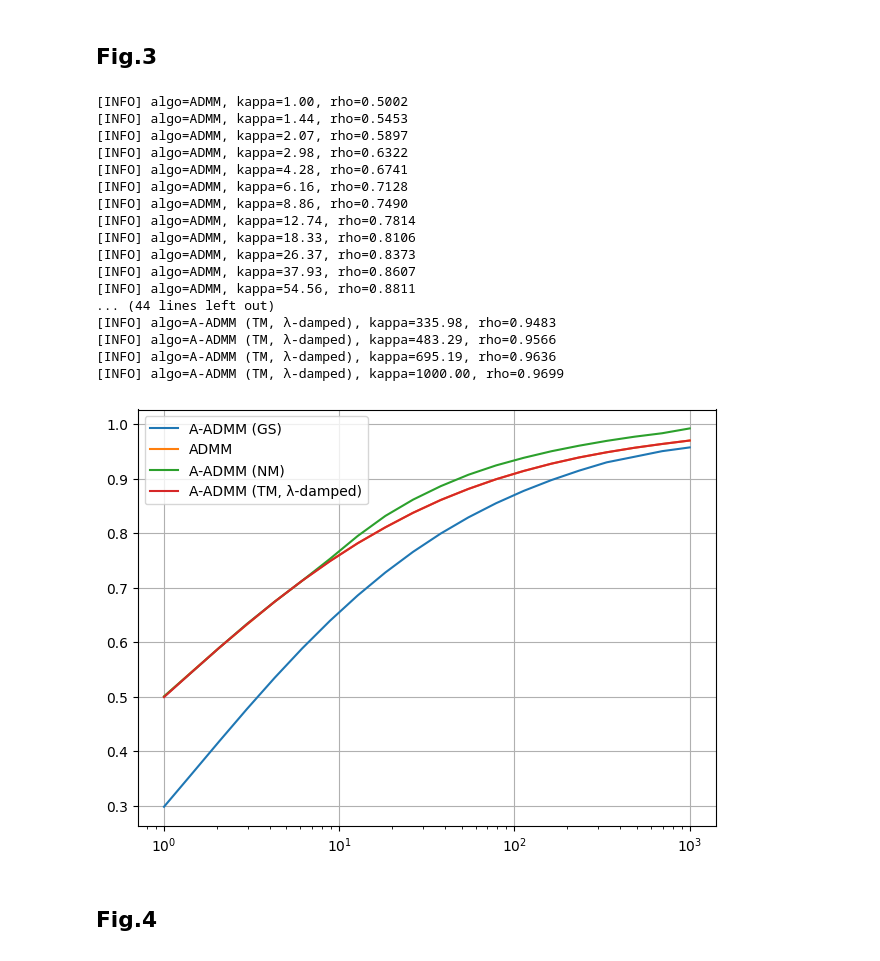
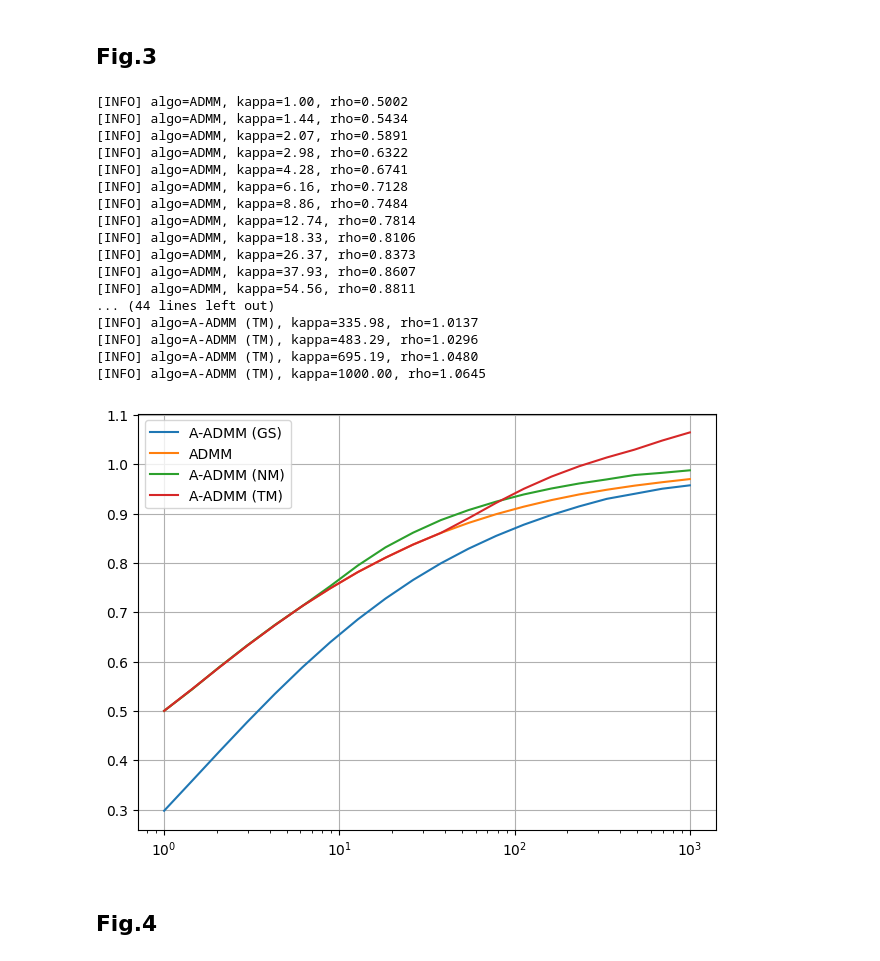
Before and after one commit to Meisam-Tavakoli-97/2025-accelerated-admm, a Jupyter notebook: src/convergence_rates.ipynb, the cells around one changed output. Drawn from its saved outputs; the diff is of its cells as text; code cells hidden in the pictures.

```diff
--- a/src/convergence_rates.ipynb
+++ b/src/convergence_rates.ipynb
@@ -12,7 +12,8 @@ from lib.convergence_analysis import compute_rho_for_acc_admm
 from lib.grid_search import load_results
 # %%
 kappas = np.logspace(0, 3, 20)
-n_ZF = 6
+n_ZF_list = [1, 2, 5]
+n_ZF = 5
 rho_max= 1.3
 eps= 1e-6
 alpha= 1.4
@@ -71,32 +89,0 @@ plt.show()
-# %%
-algos = ['A-ADMM (TM)', 'A-ADMM (TM, λ-damped)']
-results = dict()
-
-for algo in algos:
-    rhos = []
-    for kappa in kappas:
-        rho = compute_rho_for_acc_admm(
-                            1, kappa,
-                            n_ZF,
-                            algo=algo,
-                            rho_max=1.3,
-                            eps=1e-6,
-                            alpha=alpha
-                        )
-        print(f"[INFO] algo={algo}, kappa={kappa:.2f}, rho={rho:.4f}")
-        rhos.append(rho)
-    results[algo] = np.array(rhos)
-
-rhos_TM_Lit_all = [1 - 1/np.sqrt(kappa) for kappa in kappas]
-
-plt.xscale('log')
-plt.grid(True); plt.tight_layout()
-for algo in algos:
-        y = results[algo]
-        plt.plot(
-            kappas, y,
-            label=f"{algo}"
-        )
-plt.plot(kappas, rhos_TM_Lit_all, label='Opt.rho of TM method')
-plt.legend()
-plt.show()
@@ -122,7 +90,7 @@ plt.show()
 # %% [markdown]
 ## Fig.3
 # %%
-algos = ['ADMM', 'A-ADMM (NM)', 'A-ADMM (TM, λ-damped)']
+algos = ['ADMM', 'A-ADMM (NM)', 'A-ADMM (TM)']
 
 results = dict()
 
@@ -139,41 +107,41 @@ for algo in algos:
                         )
         print(f"[INFO] algo={algo}, kappa={kappa:.2f}, rho={rho:.4f}")
         rhos.append(rho)
     results[algo] = np.array(rhos)
 
 
 kappa_values, rate_GS, v1_values, v2_values = load_results("best_rates",json_filename="../results/Grid_search_results.json")
 
 plt.xscale('log')
 plt.grid(True); plt.tight_layout()
 plt.plot(kappa_values, rate_GS, label="A-ADMM (GS)")
 for algo in algos:
         y = results[algo]
         plt.plot(
             kappas, y,
             label=f"{algo}"
         )
 plt.legend()
 plt.show()
 # %% [output]
 [INFO] algo=ADMM, kappa=1.00, rho=0.5002
-[INFO] algo=ADMM, kappa=1.44, rho=0.5453
-[INFO] algo=ADMM, kappa=2.07, rho=0.5897
+[INFO] algo=ADMM, kappa=1.44, rho=0.5434
+[INFO] algo=ADMM, kappa=2.07, rho=0.5891
 [INFO] algo=ADMM, kappa=2.98, rho=0.6322
 [INFO] algo=ADMM, kappa=4.28, rho=0.6741
 [INFO] algo=ADMM, kappa=6.16, rho=0.7128
-[INFO] algo=ADMM, kappa=8.86, rho=0.7490
+[INFO] algo=ADMM, kappa=8.86, rho=0.7484
 [INFO] algo=ADMM, kappa=12.74, rho=0.7814
 [INFO] algo=ADMM, kappa=18.33, rho=0.8106
 [INFO] algo=ADMM, kappa=26.37, rho=0.8373
 [INFO] algo=ADMM, kappa=37.93, rho=0.8607
 [INFO] algo=ADMM, kappa=54.56, rho=0.8811
 ... (44 lines left out)
-[INFO] algo=A-ADMM (TM, λ-damped), kappa=335.98, rho=0.9483
-[INFO] algo=A-ADMM (TM, λ-damped), kappa=483.29, rho=0.9566
-[INFO] algo=A-ADMM (TM, λ-damped), kappa=695.19, rho=0.9636
-[INFO] algo=A-ADMM (TM, λ-damped), kappa=1000.00, rho=0.9699
+[INFO] algo=A-ADMM (TM), kappa=335.98, rho=1.0137
+[INFO] algo=A-ADMM (TM), kappa=483.29, rho=1.0296
+[INFO] algo=A-ADMM (TM), kappa=695.19, rho=1.0480
+[INFO] algo=A-ADMM (TM), kappa=1000.00, rho=1.0645
-[figure, old version]
+[figure, new version]
 # %% [markdown]
 ## Fig.4
 # %%
```
Also changed, not shown: parts of 4 cells of this notebook.
